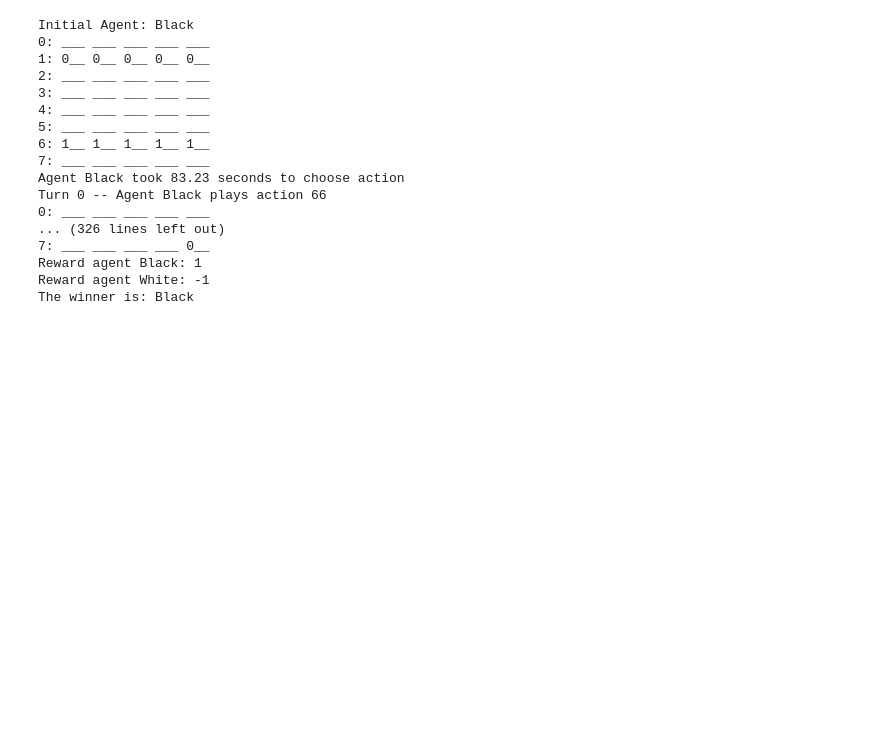
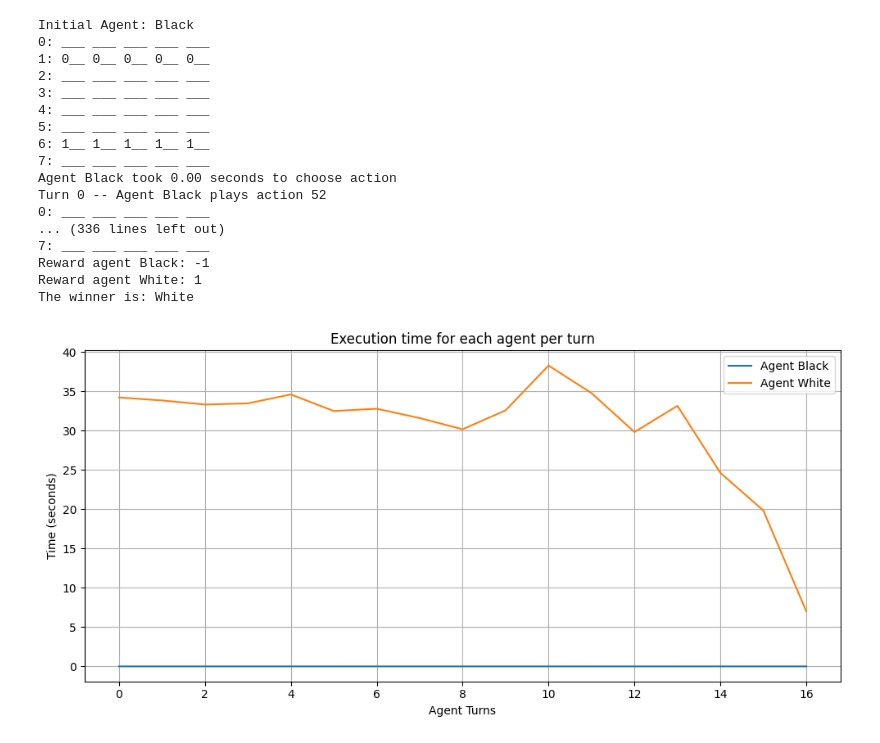
Before and after one commit to leandrouruguay1994/multiagentes-alt-games, a Jupyter notebook: multiagentes-alt-games/alternating_games/Nocca_Nocca.ipynb, the cells around one changed output. Cells and saved outputs as stored; diff of their text form; code cells hidden in the pictures; blank space fills up the shorter version.

```diff
--- a/multiagentes-alt-games/alternating_games/Nocca_Nocca.ipynb
+++ b/multiagentes-alt-games/alternating_games/Nocca_Nocca.ipynb
@@ -8,20 +9,31 @@ from eval import heuristic_nocca
 game = NoccaNocca(max_steps=150, initial_player=0, seed=1)
 # %%
 agents = {
-    game.agents[0]: MonteCarloTreeSearch(game=game, agent=game.agents[0], simulations=100),
+    game.agents[0]: RandomAgent(game=game, agent=game.agents[0]),
+    game.agents[1]: MonteCarloTreeSearch(game=game, agent=game.agents[1], simulations=100, rollouts=4),
     #game.agents[1]: MiniMax(game=game, agent=game.agents[1], depth=4),
-    game.agents[1]: MonteCarloTreeSearch(game=game, agent=game.agents[1], eval=heuristic_nocca, simulations=100),
+    #game.agents[1]: MonteCarloTreeSearch(game=game, agent=game.agents[1], eval=heuristic_nocca, simulations=100, rollouts=4),
 }
 # %%
+# Inicializar las estructuras para guardar los tiempos
+times_by_agent = {agent: [] for agent in game.agents}
+turns = []
+
 game.reset()
 print(f"Initial Agent: {game.agent_selection}")
 while not game.game_over():
     game.render()
+    agent_id = game.agent_selection
     t_i = time.time()
-    action = agents[game.agent_selection].action()
+    action = agents[agent_id].action()
     t_f = time.time()
-    print(f"Agent {game.agent_selection} took {t_f - t_i:.2f} seconds to choose action")
-    print(f"Turn {game.steps} -- Agent {game.agent_selection} plays action {action}")
+
+    elapsed = t_f - t_i
+    times_by_agent[agent_id].append(elapsed)
+    turns.append(game.steps)
+
+    print(f"Agent {agent_id} took {elapsed:.2f} seconds to choose action")
+    print(f"Turn {game.steps} -- Agent {agent_id} plays action {action}")
     game.step(action=action)
 game.render()
 if game.truncated():
@@ -39,13 +51,30 @@ Initial Agent: Black
 5: ___ ___ ___ ___ ___
 6: 1__ 1__ 1__ 1__ 1__
 7: ___ ___ ___ ___ ___
-Agent Black took 83.23 seconds to choose action
-Turn 0 -- Agent Black plays action 66
+Agent Black took 0.00 seconds to choose action
+Turn 0 -- Agent Black plays action 52
 0: ___ ___ ___ ___ ___
-... (326 lines left out)
-7: ___ ___ ___ ___ 0__
-Reward agent Black: 1
-Reward agent White: -1
-The winner is: Black
+... (336 lines left out)
+7: ___ ___ ___ ___ ___
+Reward agent Black: -1
+Reward agent White: 1
+The winner is: White
+# %%
+import matplotlib.pyplot as plt
+
+# Graficar tiempos por turno
+plt.figure(figsize=(10, 5))
+for agent_id, times in times_by_agent.items():
+    plt.plot(times, label=f"Agent {agent_id}")
+
+plt.xlabel("Agent Turns")
+plt.ylabel("Time (seconds)")
+plt.title("Execution time for each agent per turn")
+plt.legend()
+plt.grid(True)
+plt.tight_layout()
+plt.show()
+# %% [output]
+[figure, added]
 # %%
 from nbconvert import HTMLExporter
```
Also changed, not shown: parts of 3 cells of this notebook, 9 other files.
